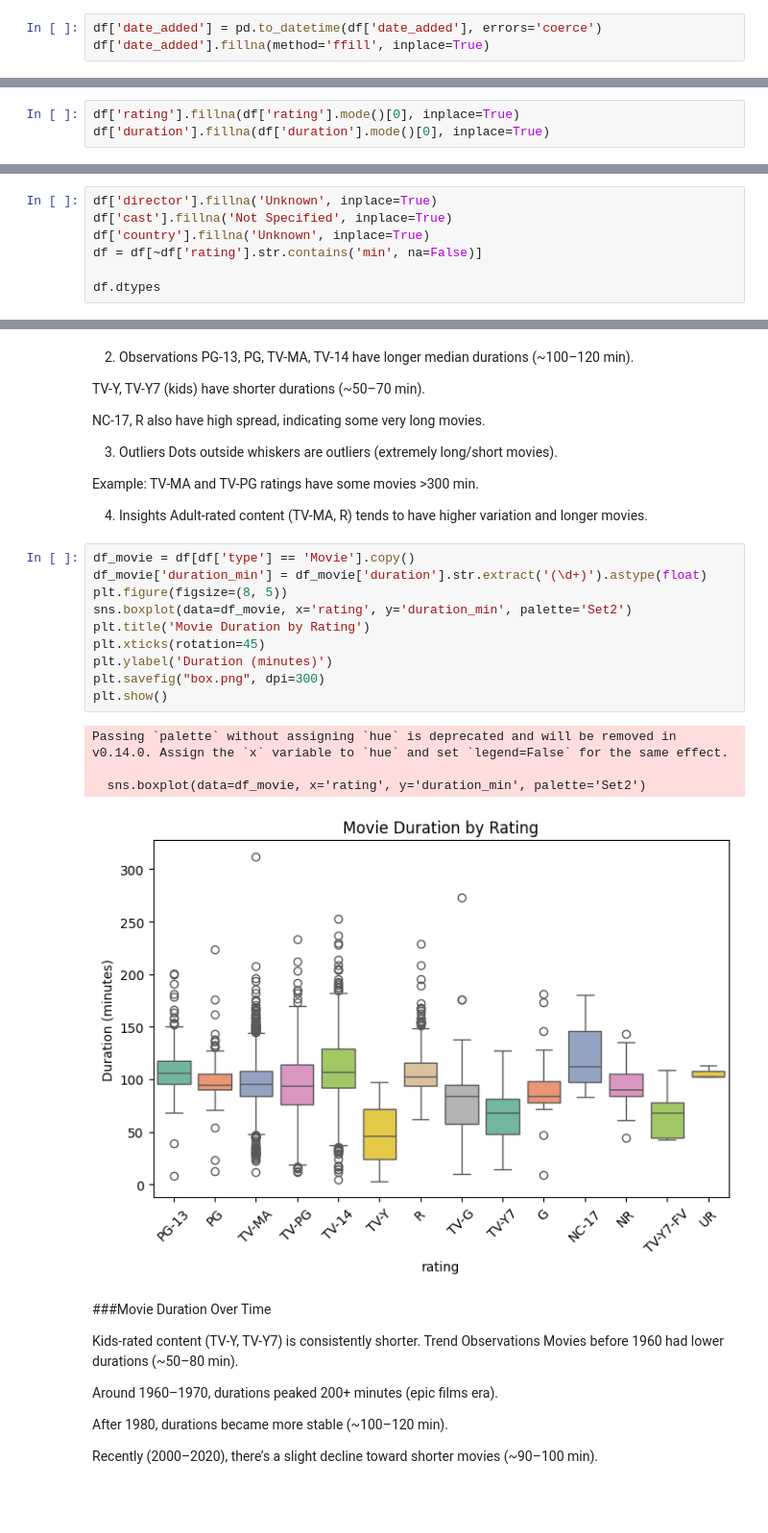
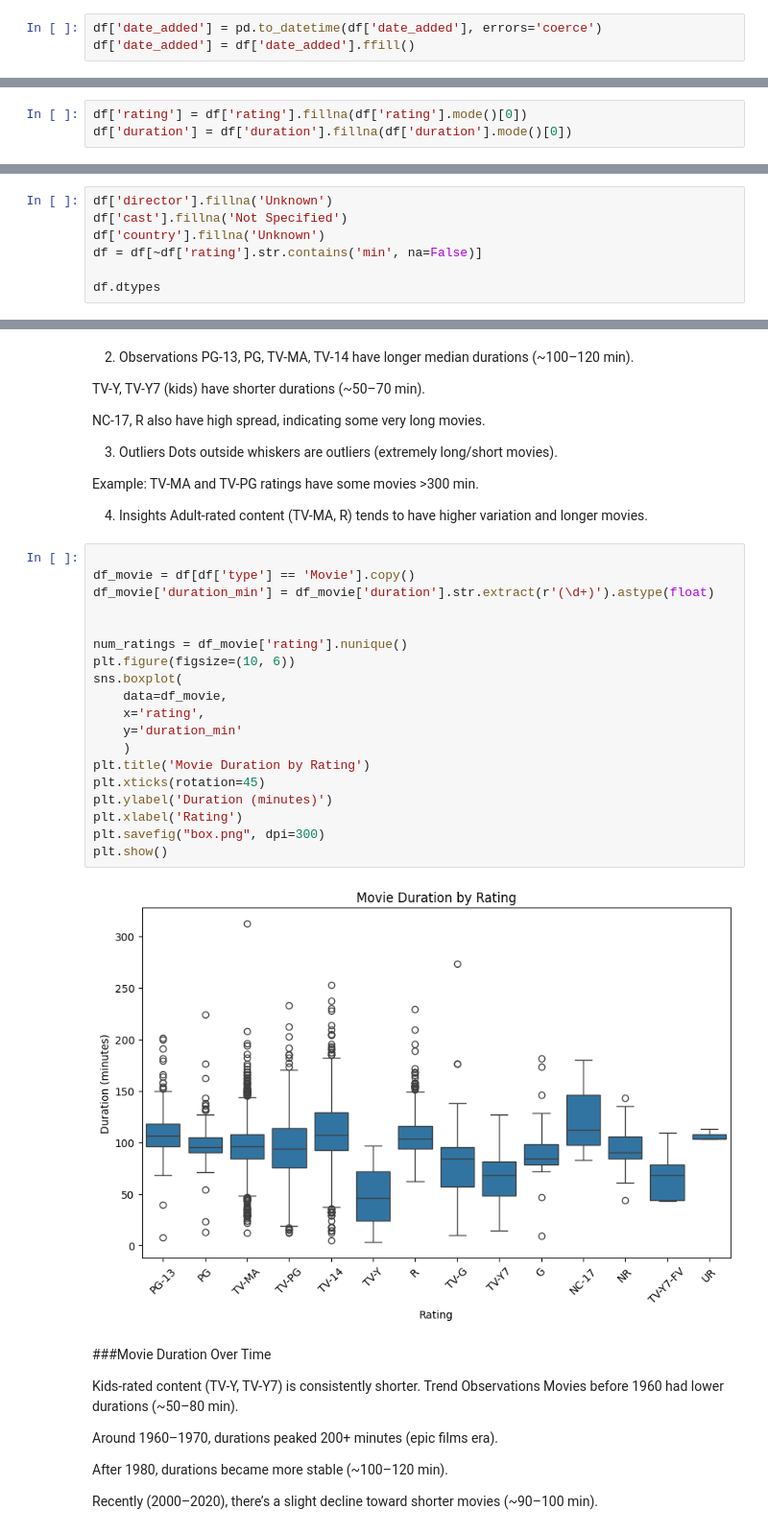
Before and after one commit to BheemankarVijay/DataAnalyticProject, a Jupyter notebook: Netflix-EDA/Netflix_EDA.ipynb, the cells around one changed output, grey strips where cells are left out. Shown at 96% size. Drawn from its saved outputs; the diff is of its cells as text; blank space fills up the shorter version.

```diff
--- a/Netflix-EDA/Netflix_EDA.ipynb
+++ b/Netflix-EDA/Netflix_EDA.ipynb
@@ -115,4 +115,4 @@ dtype: int64
 #### Step 1: Convert to datetime then missing NaN to Forward fill missing values	For dates or sequential data
 # %%
 df['date_added'] = pd.to_datetime(df['date_added'], errors='coerce')
-df['date_added'].fillna(method='ffill', inplace=True)
+df['date_added'] = df['date_added'].ffill()
@@ -143,5 +136,5 @@ df
  ### we selects NAN  first most frequent value from that Series.
 ### may  duration can be defferent type like duration for seasons
 # %%
-df['rating'].fillna(df['rating'].mode()[0], inplace=True)
-df['duration'].fillna(df['duration'].mode()[0], inplace=True)
+df['rating'] = df['rating'].fillna(df['rating'].mode()[0])
+df['duration'] = df['duration'].fillna(df['duration'].mode()[0])
@@ -161,9 +141,9 @@ For example, when doing 'df[col].method(value, inplace=True)', try using 'df.met
 # %% [markdown]
 ### NaN for director and cast and country we chanded Unkoun or Not Specified and we handle Nan values
 # %%
-df['director'].fillna('Unknown', inplace=True)
-df['cast'].fillna('Not Specified', inplace=True)
-df['country'].fillna('Unknown', inplace=True)
+df['director'].fillna('Unknown')
+df['cast'].fillna('Not Specified')
+df['country'].fillna('Unknown')
 df = df[~df['rating'].str.contains('min', na=False)]
 
 df.dtypes
@@ -345,20 +307,26 @@ Example: TV-MA and TV-PG ratings have some movies >300 min.
 4. Insights
 Adult-rated content (TV-MA, R) tends to have higher variation and longer movies.
 # %%
+
 df_movie = df[df['type'] == 'Movie'].copy()
-df_movie['duration_min'] = df_movie['duration'].str.extract('(\d+)').astype(float)
-plt.figure(figsize=(8, 5))
-sns.boxplot(data=df_movie, x='rating', y='duration_min', palette='Set2')
+df_movie['duration_min'] = df_movie['duration'].str.extract(r'(\d+)').astype(float)
+
+
+num_ratings = df_movie['rating'].nunique()
+plt.figure(figsize=(10, 6))
+sns.boxplot(
+    data=df_movie,
+    x='rating',
+    y='duration_min'
+    )
 plt.title('Movie Duration by Rating')
 plt.xticks(rotation=45)
 plt.ylabel('Duration (minutes)')
+plt.xlabel('Rating')
 plt.savefig("box.png", dpi=300)
 plt.show()
 # %% [output]
-Passing `palette` without assigning `hue` is deprecated and will be removed in v0.14.0. Assign the `x` variable to `hue` and set `legend=False` for the same effect.
-
-  sns.boxplot(data=df_movie, x='rating', y='duration_min', palette='Set2')
-[figure, old version]
+[figure, new version]
 # %% [markdown]
 ###Movie Duration Over Time
 
```
Also changed, not shown: parts of 12 cells of this notebook.
